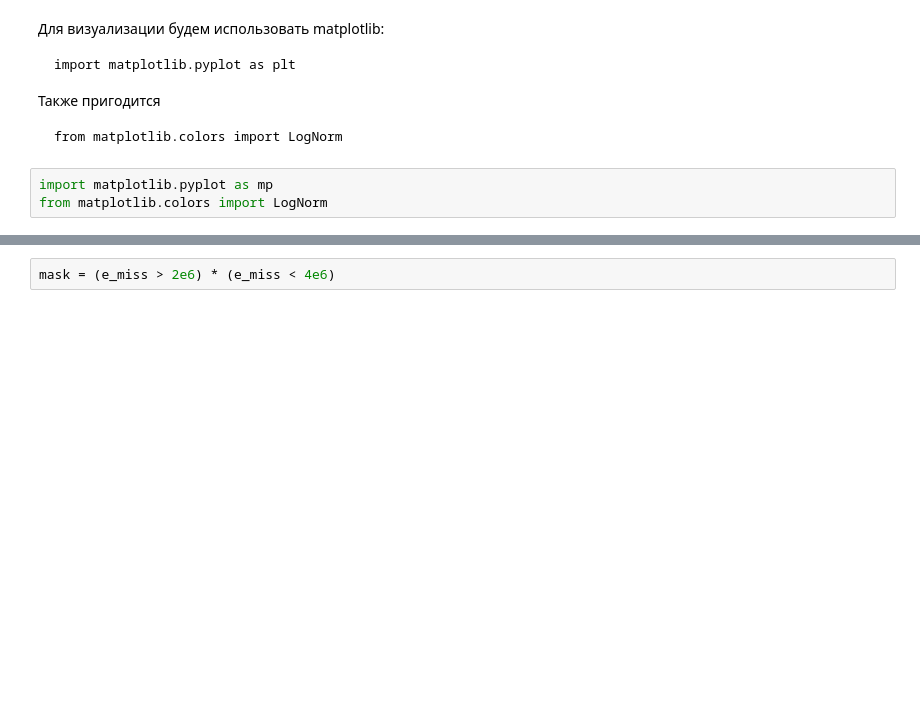
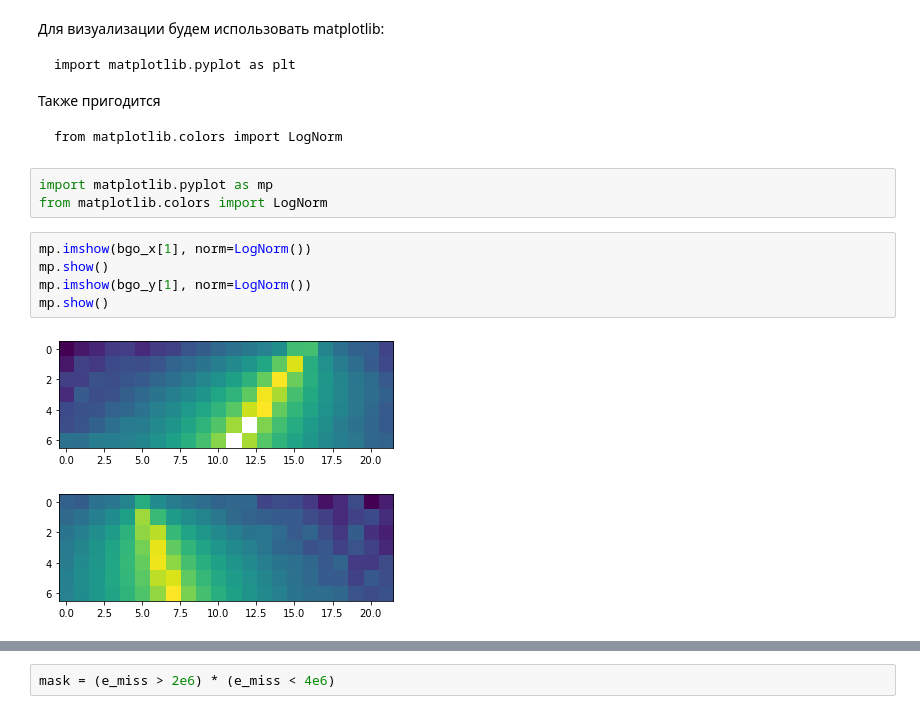
Before and after one commit to MStolpovskiy/PythonBasics, a Jupyter notebook: pb05_numpy.ipynb, the cells around one changed output, grey strips where cells are left out. Drawn from its saved outputs; the diff is of its cells as text; blank space fills up the shorter version.

```diff
--- a/pb05_numpy.ipynb
+++ b/pb05_numpy.ipynb
@@ -175,3 +238,11 @@ e_prim = np.load('BGOdata/eprim.npy')
 # %%
 import matplotlib.pyplot as mp
 from matplotlib.colors import LogNorm
+# %%
+mp.imshow(bgo_x[1], norm=LogNorm())
+mp.show()
+mp.imshow(bgo_y[1], norm=LogNorm())
+mp.show()
+# %% [output]
+[figure, added]
+[figure, added]
```
Also changed, not shown: parts of 24 cells of this notebook, 5 other files.
